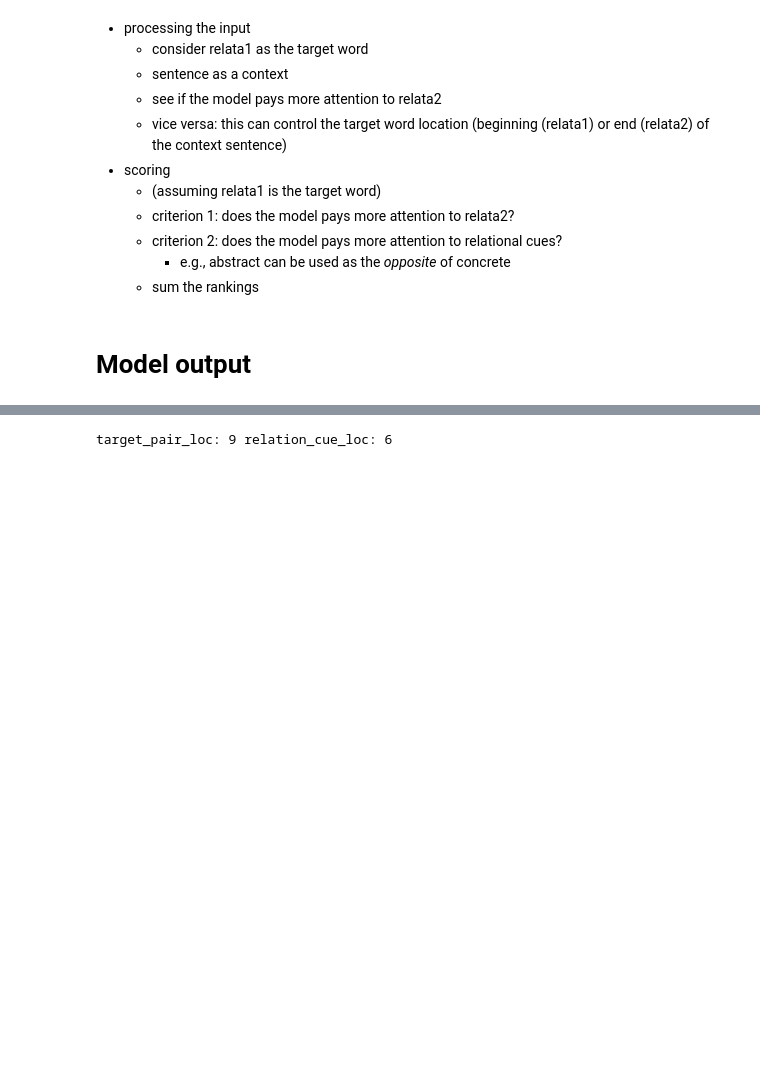
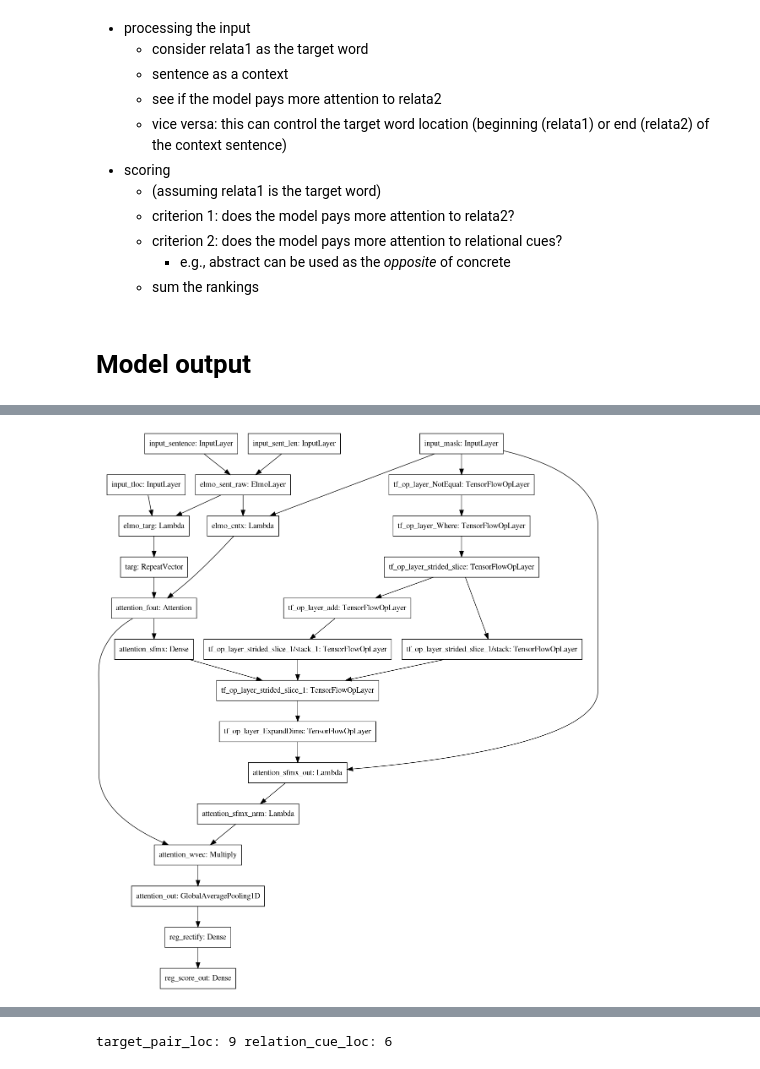
Before and after one commit to sungjinnam/contextual_informativeness, a Jupyter notebook: eval_attention_EVALution.ipynb, the cells around one changed output, grey strips where cells are left out. Cells and saved outputs as stored; diff of their text form; code cells hidden in the pictures; blank space fills up the shorter version.

```diff
--- a/eval_attention_EVALution.ipynb
+++ b/eval_attention_EVALution.ipynb
@@ -259 +277,6 @@ model_bert_fntune_wtattn_2emb.load_weights('./model_weights/finetune/bert/2emb/m
+# %%
+from tensorflow.keras.utils import plot_model
+plot_model(model_elmo_fntune_wtattn_1emb)
+# %% [output]
+[figure, added]
 # %%
```
Also changed, not shown: parts of 19 cells of this notebook, 18 other files.
